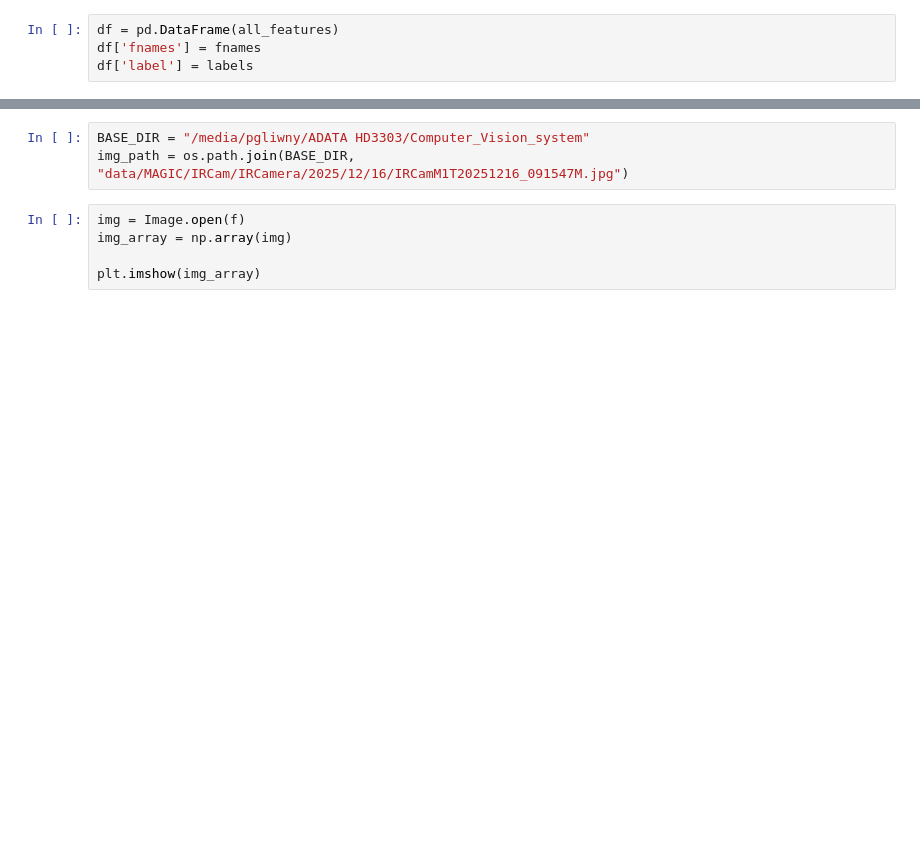
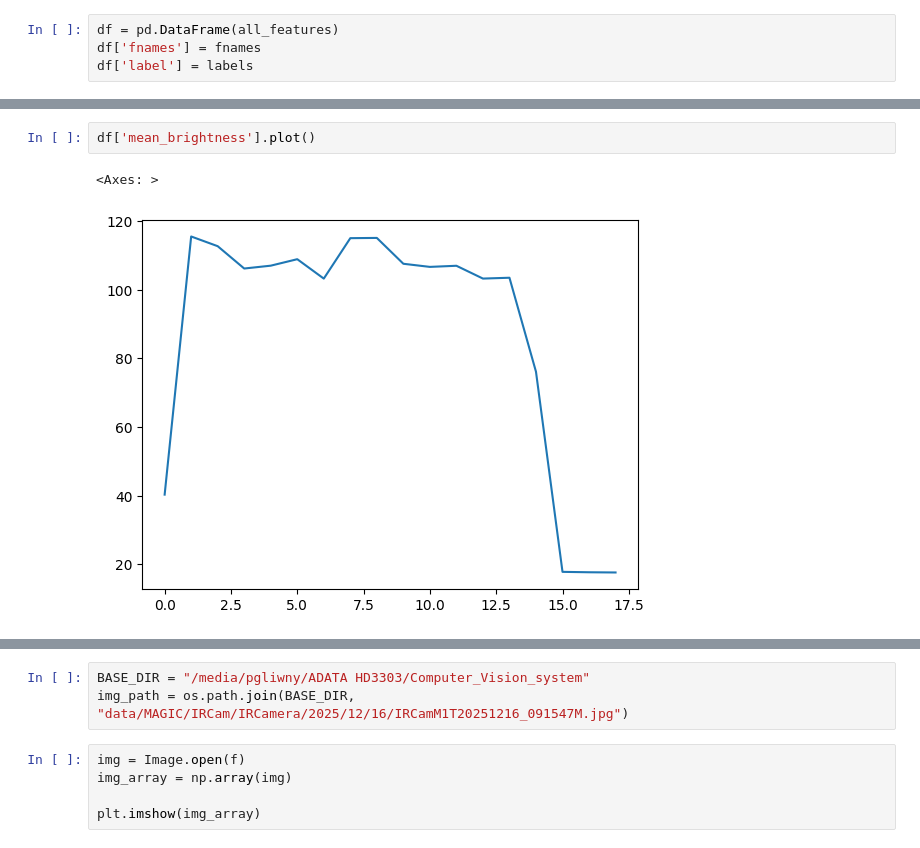
Before and after one commit to pawel21/Computer_vision_for_MAGIC, a Jupyter notebook: notebooks/quality_img.ipynb, the cells around one changed output, grey strips where cells are left out. Saved outputs shown, nothing was run; the diff lists cells and outputs as text; blank space fills up the shorter version.

```diff
--- a/notebooks/quality_img.ipynb
+++ b/notebooks/quality_img.ipynb
@@ -151 +192,6 @@ df.keys()
+# %%
+df['mean_brightness'].plot()
+# %% [output]
+<Axes: >
+[figure, added]
 # %%
```
Also changed, not shown: parts of 9 cells of this notebook, 3 other files.
